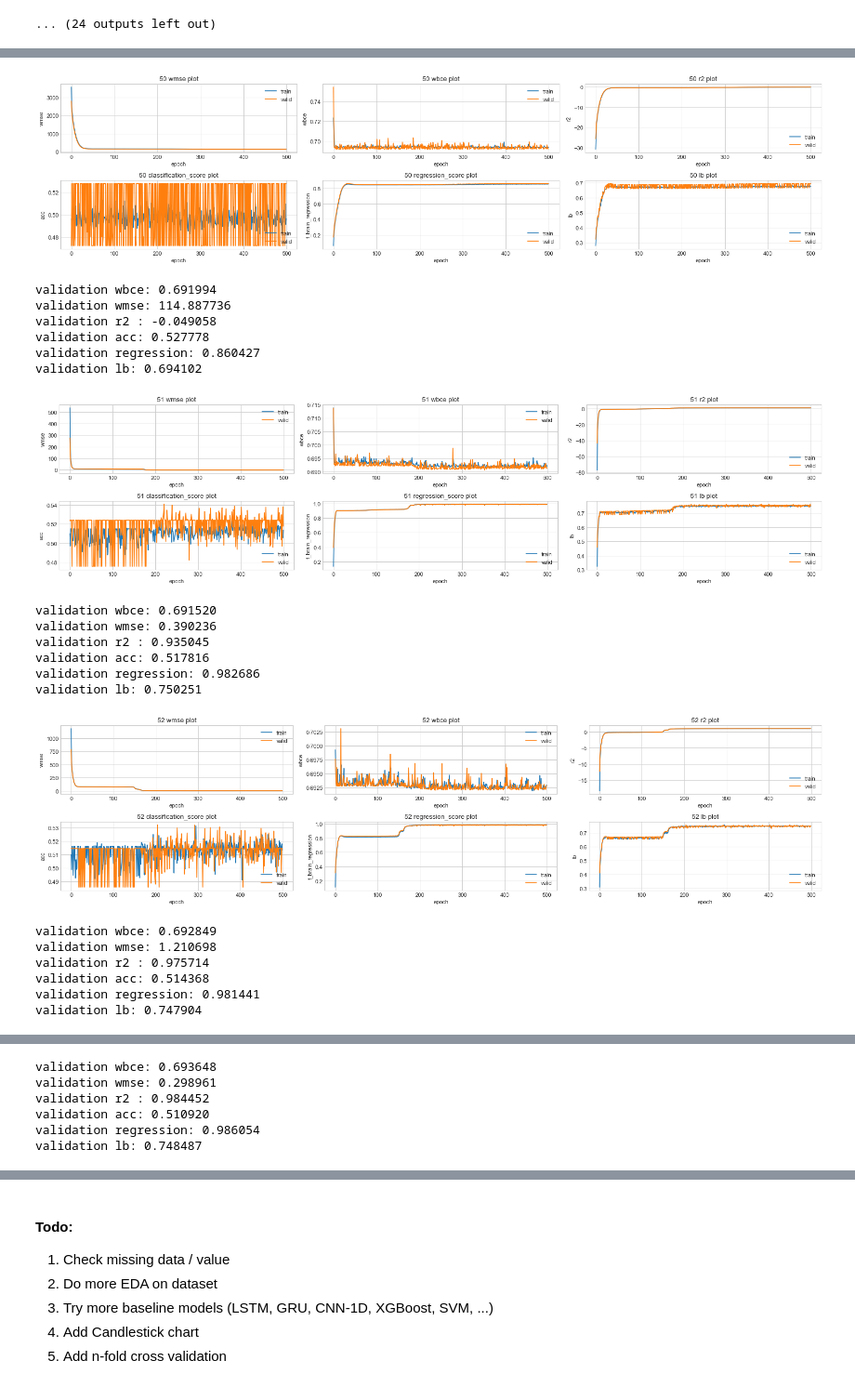
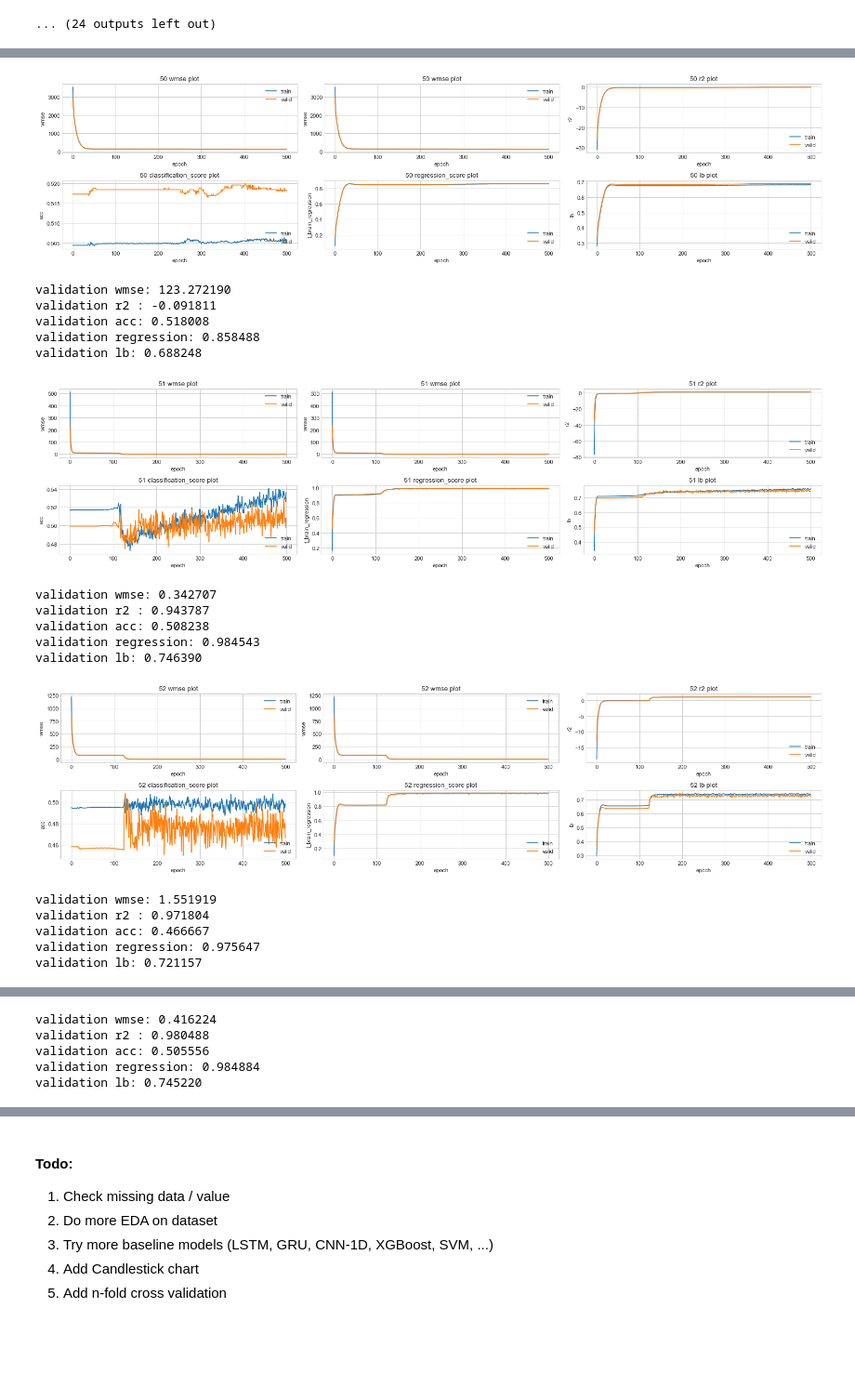
Before and after one commit to peter0749/Tbrain_2018_stock_prediction, a Jupyter notebook: lstm.ipynb, the cells around one changed output, grey strips where cells are left out. Shown at 93% size. Drawn from its saved outputs; the diff is of its cells as text; code cells hidden in the pictures; blank space fills up the shorter version.

```diff
--- a/lstm.ipynb
+++ b/lstm.ipynb
@@ -140,13 +140,18 @@ def regression_score(y_true, y_pred):
     return K.mean(K.sum((y_true - K.abs(y_pred-y_true)) / (y_true+K.epsilon()) * weights, axis=-2))
 
 def make_model(ts_in=60, ts_out=5, n_field=6, n_encode=128, n_decode=128, reg_a=0.1):
+    def l_(inputs):
+        inputs_layer, regression = inputs
+        c = K.concatenate([inputs_layer[...,3:4], regression], axis=-2) # shape: (batch_size, ts_in+ts_out, 1)
+        ud = K.cast(K.greater(c[...,-ts_out:,:] - c[...,-ts_out-1:-1,:], 0), 'float32') # shape: (batch_size, ts_out, 1)
+        return ud
     input_ = Input(shape=(ts_in, n_field))
     lstm_1 = CuDNNLSTM(n_encode, return_sequences=False, recurrent_regularizer=l2(reg_a)) (input_)
     rep_vec_2 = RepeatVector(ts_out) (lstm_1)
     lstm_3 = CuDNNLSTM(n_decode, return_sequences=True, recurrent_regularizer=l2(reg_a)) (rep_vec_2)
     lstm_4 = CuDNNLSTM(n_decode, return_sequences=True, recurrent_regularizer=l2(reg_a)) (lstm_3)
     fc_4_regression     = TimeDistributed(Dense(1, kernel_regularizer=l2(reg_a)), name='regression') (lstm_4)
-    fc_4_classification = TimeDistributed(Dense(1, kernel_regularizer=l2(reg_a), activation='sigmoid'), name='class') (lstm_4)
+    fc_4_classification = Lambda(l_, name='class') ([input_, fc_4_regression])
     return Model([input_], [fc_4_regression, fc_4_classification])
 make_model(ts_in=TS_IN, ts_out=TS_OUT).summary()
 # %% [output]
@@ -189,15 +194,15 @@ def vis(history, title='no title', dpi=80):
     # r2, classification_score, regression_score, lb
     fig_, ax_ = plt.subplots(2, 3, dpi=80, figsize=(20, 5))
     ax = ax_.ravel()
-    titles = ['wmse', 'wbce', 'r2', 'classification_score', 'regression_score', 'lb']
+    titles = ['wmse', 'wmse', 'r2', 'classification_score', 'regression_score', 'lb']
     for i, p in enumerate(titles):
         ax[i].set_title(title + ' ' + p + ' plot')
     for i in range(6):
         ax[i].set_xlabel('epoch')
-    scores = ['wmse', 'wbce', 'r2', 'acc', 't_brain_regression', 'lb']
+    scores = ['wmse', 'wmse', 'r2', 'acc', 't_brain_regression', 'lb']
     for i, s in enumerate(scores):
         ax[i].set_ylabel(s)
-    metric_names = ['regression_loss', 'class_loss', 'regression_r2_keras', 'class_classification_score', 'regression_regression_score']
+    metric_names = ['regression_loss', 'regression_loss', 'regression_r2_keras', 'class_classification_score', 'regression_regression_score']
     locs = [0, 0, 1, 1, 1]
     for i, (name, loc) in enumerate(zip(metric_names, locs)):
         ax[i].plot(history.history[name])
@@ -211,52 +216,49 @@ def vis(history, title='no title', dpi=80):
 # %%
 from keras.callbacks import *
 from sklearn.model_selection import train_test_split
 BATCH_SIZE = 64
 EPOCH = 500
 total_lb = None
 total_vlb = None
 for model_n, (X, Y, label) in enumerate(train_18):
     X_train, X_test, Y_train, Y_test, label_train, label_test = train_test_split(X, Y, label, test_size=0.2)
     prefix = str(codes[model_n])
     model = make_model(ts_in=TS_IN, ts_out=TS_OUT)
-    model.compile(loss={'regression':regress_loss, 'class':classification_loss}, optimizer='adam', metrics = {'regression':[r2_keras, regression_score], 'class':[classification_score]}, loss_weights={'class':2, 'regression':1})
+    model.compile(loss={'regression':regress_loss, 'class':lambda x, y: K.constant(0)}, optimizer='adam', metrics = {'regression':[r2_keras, regression_score], 'class':[classification_score]}, loss_weights={'class':0, 'regression':1})
     history = model.fit(X_train, [Y_train, label_train], validation_data=(X_test, [Y_test, label_test]) , batch_size=BATCH_SIZE, epochs=EPOCH, callbacks=[TensorBoard(log_dir=prefix+'_logs')], shuffle=True, verbose=0)
     vis(history, title=prefix, dpi=180)
-    print('validation wbce: {:.6f}'.format(history.history['val_class_loss'][-1]))
+    # print('validation wbce: {:.6f}'.format(history.history['val_class_loss'][-1]))
     print('validation wmse: {:.6f}'.format(history.history['val_regression_loss'][-1]))
     print('validation r2 : {:.6f}'.format(history.history['val_regression_r2_keras'][-1]))
     print('validation acc: {:.6f}'.format(history.history['val_class_classification_score'][-1]))
     print('validation regression: {:.6f}'.format(history.history['val_regression_regression_score'][-1]))
     print('validation lb: {:.6f}'.format(0.5*history.history['val_regression_regression_score'][-1]+0.5*history.history['val_class_classification_score'][-1]))
     lb = 0.5 * np.asarray(history.history['class_classification_score']) + 0.5 * np.asarray(history.history['regression_regression_score'])
     val_lb = 0.5 * np.asarray(history.history['val_class_classification_score']) + 0.5 * np.asarray(history.history['val_regression_regression_score'])
     if total_lb is None: # compute total lb and plot lb plot
         total_lb = lb
         total_vlb = val_lb
     else:
         total_lb = total_lb + lb
         total_vlb = total_vlb + val_lb
     model.save(prefix+'_model.h5')
     K.clear_session()
 # %% [output]
-[figure, old version]
+[figure, new version]
-validation wbce: 0.691994
-validation wmse: 114.887736
-validation r2 : -0.049058
-validation acc: 0.527778
-validation regression: 0.860427
-validation lb: 0.694102
+validation wmse: 123.272190
+validation r2 : -0.091811
+validation acc: 0.518008
+validation regression: 0.858488
+validation lb: 0.688248
-[figure, old version]
+[figure, new version]
-validation wbce: 0.691520
-validation wmse: 0.390236
-validation r2 : 0.935045
-validation acc: 0.517816
-validation regression: 0.982686
-validation lb: 0.750251
+validation wmse: 0.342707
+validation r2 : 0.943787
+validation acc: 0.508238
+validation regression: 0.984543
+validation lb: 0.746390
-[figure, old version]
+[figure, new version]
-validation wbce: 0.692849
-validation wmse: 1.210698
-validation r2 : 0.975714
-validation acc: 0.514368
-validation regression: 0.981441
-validation lb: 0.747904
+validation wmse: 1.551919
+validation r2 : 0.971804
+validation acc: 0.466667
+validation regression: 0.975647
+validation lb: 0.721157
@@ -264,6 +266,5 @@ validation lb: 0.747904
-validation wbce: 0.693648
-validation wmse: 0.298961
-validation r2 : 0.984452
-validation acc: 0.510920
-validation regression: 0.986054
-validation lb: 0.748487
+validation wmse: 0.416224
+validation r2 : 0.980488
+validation acc: 0.505556
+validation regression: 0.984884
+validation lb: 0.745220
```
Also changed, not shown: parts of 3 cells of this notebook, 2 other files.
